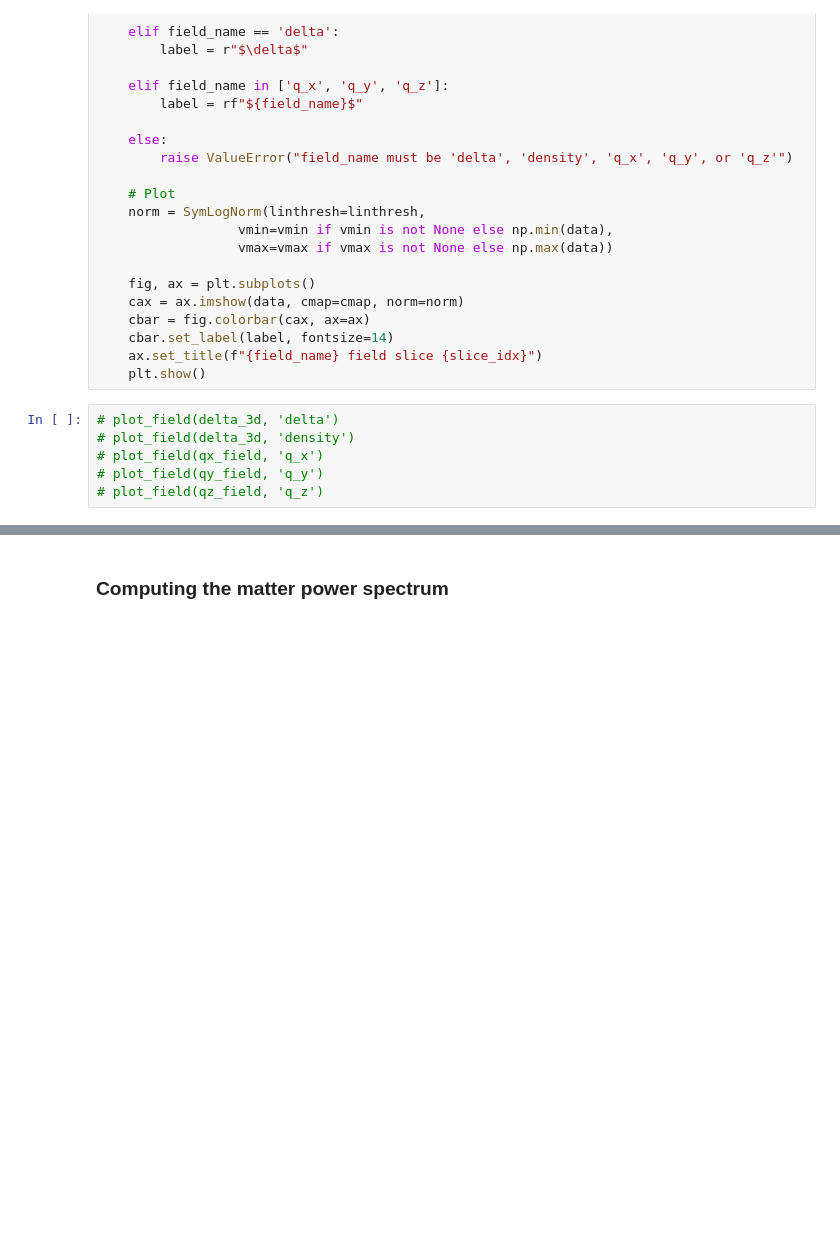
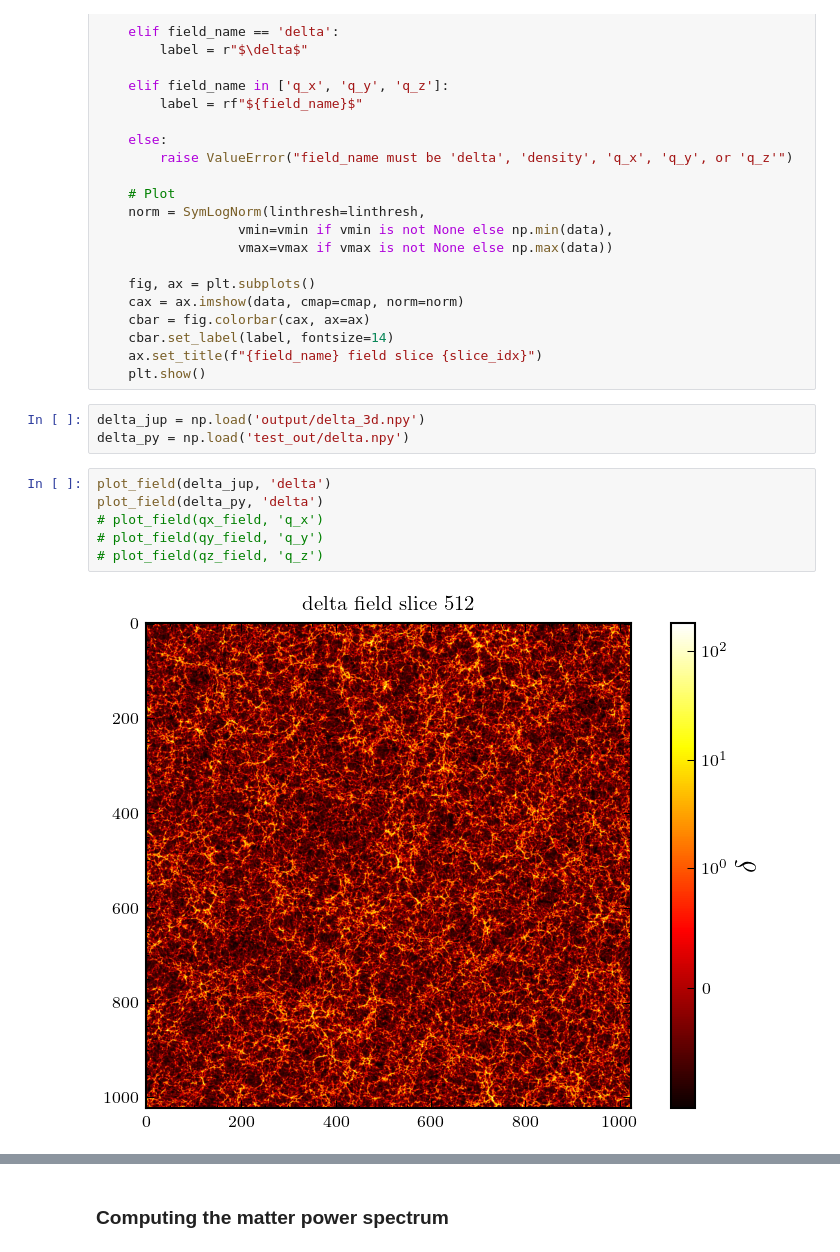
Before and after one commit to vPedreros/gravitomagnetic, a Jupyter notebook: gravitomagnetic.ipynb, the cells around one changed output, grey strips where cells are left out. Cells and saved outputs as stored; diff of their text form; blank space fills up the shorter version.

```diff
--- a/gravitomagnetic.ipynb
+++ b/gravitomagnetic.ipynb
@@ -320,9 +369,14 @@ def plot_field(field, field_name, slice_idx=None, linthresh=1.0, cmap='hot', vmi
     cbar.set_label(label, fontsize=14)
     ax.set_title(f"{field_name} field slice {slice_idx}")
     plt.show()
+# %%
+delta_jup = np.load('output/delta_3d.npy')
+delta_py = np.load('test_out/delta.npy')
 # %%
-# plot_field(delta_3d, 'delta')
-# plot_field(delta_3d, 'density')
+plot_field(delta_jup, 'delta')
+plot_field(delta_py, 'delta')
 # plot_field(qx_field, 'q_x')
 # plot_field(qy_field, 'q_y')
 # plot_field(qz_field, 'q_z')
+# %% [output]
+[figure, added]
```
Also changed, not shown: parts of 12 cells of this notebook.
